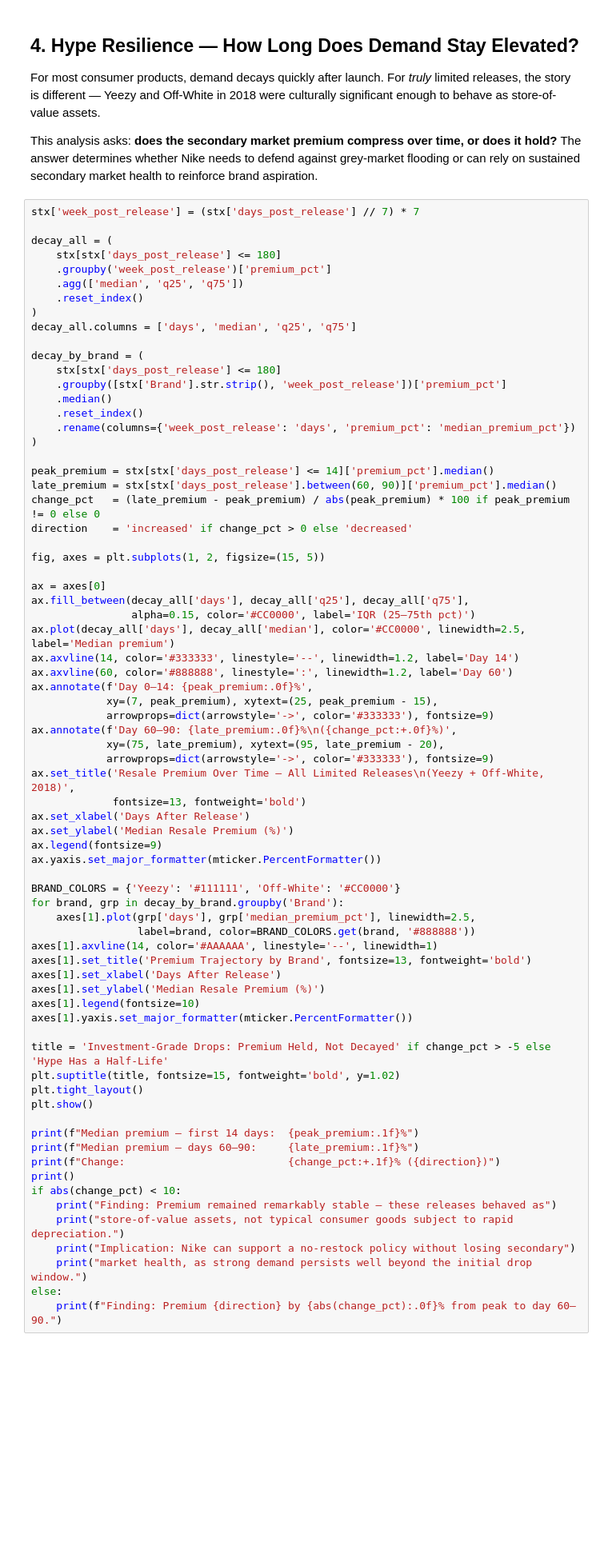
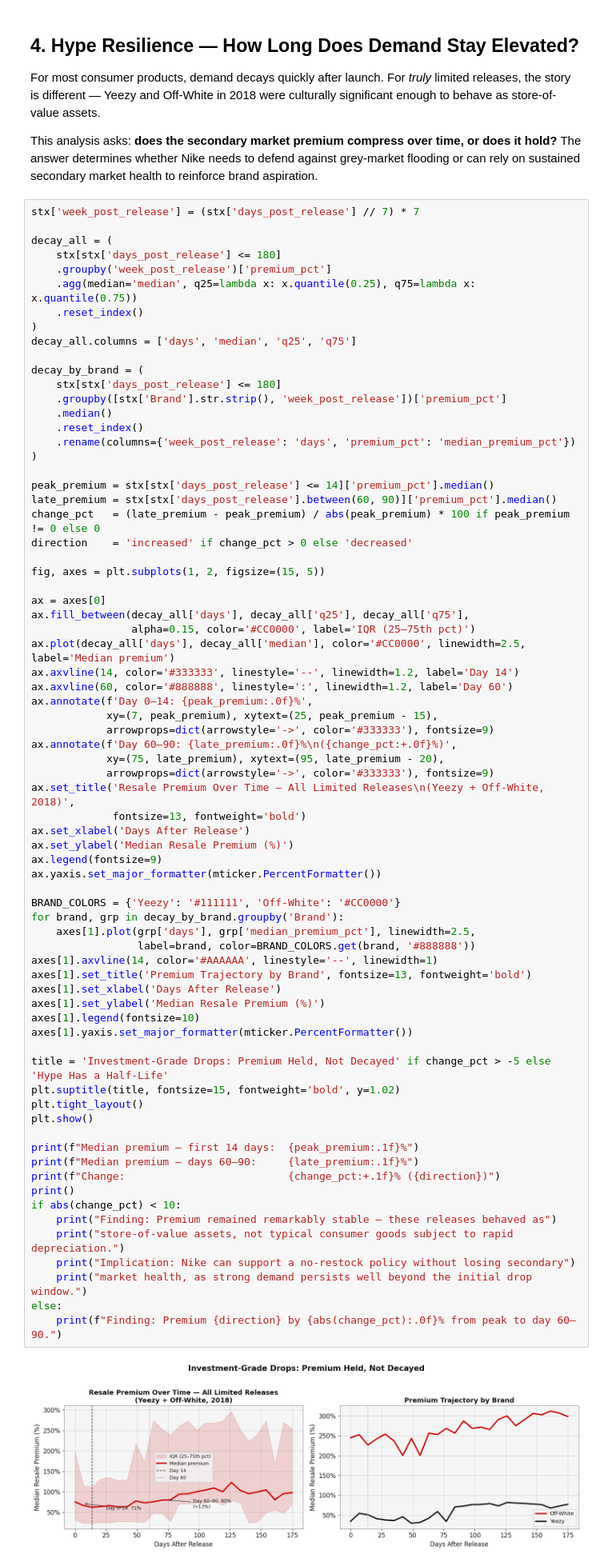
Before and after one commit to hyunstar11/sneaker-intel, a Jupyter notebook: notebooks/04_release_strategy.ipynb, the cells around one changed output. Shown at 80% size. Cells and saved outputs as stored; diff of their text form; blank space fills up the shorter version.

```diff
--- a/notebooks/04_release_strategy.ipynb
+++ b/notebooks/04_release_strategy.ipynb
@@ -264,7 +304,7 @@ stx['week_post_release'] = (stx['days_post_release'] // 7) * 7
 decay_all = (
     stx[stx['days_post_release'] <= 180]
     .groupby('week_post_release')['premium_pct']
-    .agg(['median', 'q25', 'q75'])
+    .agg(median='median', q25=lambda x: x.quantile(0.25), q75=lambda x: x.quantile(0.75))
     .reset_index()
 )
 decay_all.columns = ['days', 'median', 'q25', 'q75']
@@ -303,30 +343,32 @@ ax.set_ylabel('Median Resale Premium (%)')
 ax.legend(fontsize=9)
 ax.yaxis.set_major_formatter(mticker.PercentFormatter())
 
 BRAND_COLORS = {'Yeezy': '#111111', 'Off-White': '#CC0000'}
 for brand, grp in decay_by_brand.groupby('Brand'):
     axes[1].plot(grp['days'], grp['median_premium_pct'], linewidth=2.5,
                  label=brand, color=BRAND_COLORS.get(brand, '#888888'))
 axes[1].axvline(14, color='#AAAAAA', linestyle='--', linewidth=1)
 axes[1].set_title('Premium Trajectory by Brand', fontsize=13, fontweight='bold')
 axes[1].set_xlabel('Days After Release')
 axes[1].set_ylabel('Median Resale Premium (%)')
 axes[1].legend(fontsize=10)
 axes[1].yaxis.set_major_formatter(mticker.PercentFormatter())
 
 title = 'Investment-Grade Drops: Premium Held, Not Decayed' if change_pct > -5 else 'Hype Has a Half-Life'
 plt.suptitle(title, fontsize=15, fontweight='bold', y=1.02)
 plt.tight_layout()
 plt.show()
 
 print(f"Median premium — first 14 days:  {peak_premium:.1f}%")
 print(f"Median premium — days 60–90:     {late_premium:.1f}%")
 print(f"Change:                          {change_pct:+.1f}% ({direction})")
 print()
 if abs(change_pct) < 10:
     print("Finding: Premium remained remarkably stable — these releases behaved as")
     print("store-of-value assets, not typical consumer goods subject to rapid depreciation.")
     print("Implication: Nike can support a no-restock policy without losing secondary")
     print("market health, as strong demand persists well beyond the initial drop window.")
 else:
     print(f"Finding: Premium {direction} by {abs(change_pct):.0f}% from peak to day 60–90.")
+# %% [output]
+[figure, added]
```
Also changed, not shown: parts of 8 cells of this notebook, 17 other files.
